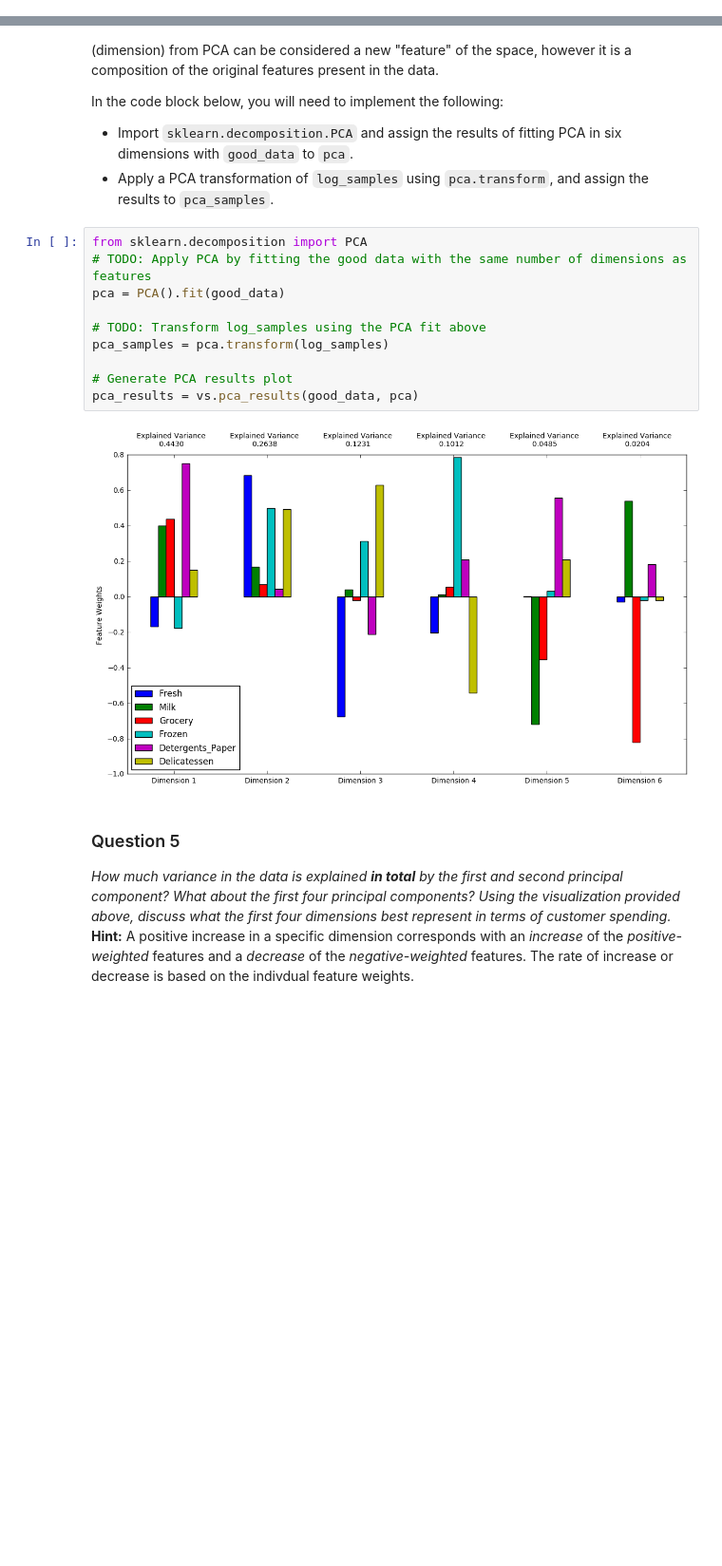
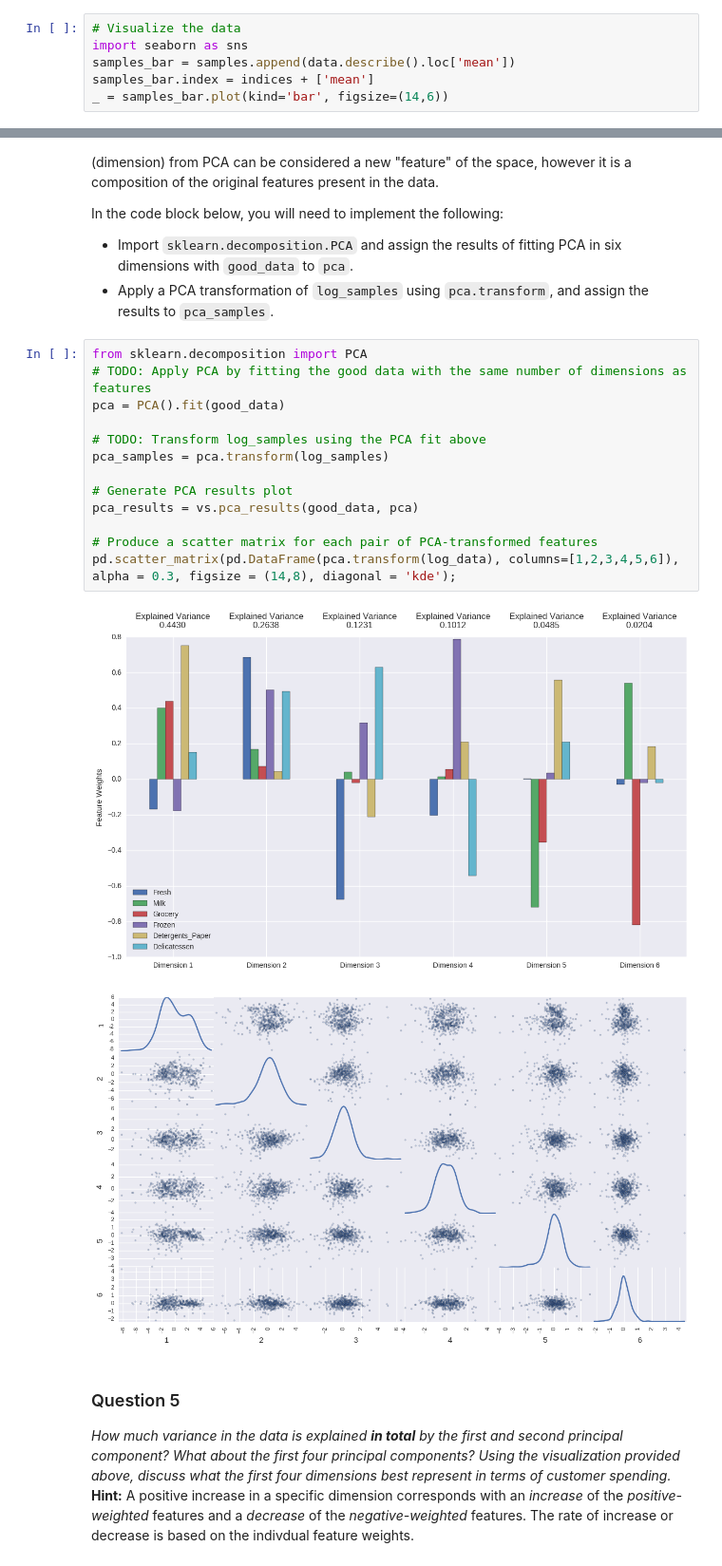
Before and after one commit to tmaila/machine-learning, a Jupyter notebook: projects/customer_segments/customer_segments.ipynb, the cells around one changed output, grey strips where cells are left out. Shown at 95% size. Saved outputs shown, nothing was run; the diff lists cells and outputs as text; blank space fills up the shorter version.

```diff
--- a/projects/customer_segments/customer_segments.ipynb
+++ b/projects/customer_segments/customer_segments.ipynb
@@ -72,3 +72,9 @@ Chosen samples of wholesale customers dataset:
 | 0 | 18291 | 1266 | 21042 | 5373 | 4173 | 14472 |
 | 1 | 112151 | 29627 | 18148 | 16745 | 4948 | 8550 |
 | 2 | 2886 | 5302 | 9785 | 364 | 6236 | 555 |
+# %%
+# Visualize the data
+import seaborn as sns
+samples_bar = samples.append(data.describe().loc['mean'])
+samples_bar.index = indices + ['mean']
+_ = samples_bar.plot(kind='bar', figsize=(14,6))
@@ -302,15 +312,19 @@ In the code block below, you will need to implement the following:
 # %%
 from sklearn.decomposition import PCA
 # TODO: Apply PCA by fitting the good data with the same number of dimensions as features
 pca = PCA().fit(good_data)
 
 # TODO: Transform log_samples using the PCA fit above
 pca_samples = pca.transform(log_samples)
 
 # Generate PCA results plot
 pca_results = vs.pca_results(good_data, pca)
+
+# Produce a scatter matrix for each pair of PCA-transformed features
+pd.scatter_matrix(pd.DataFrame(pca.transform(log_data), columns=[1,2,3,4,5,6]), alpha = 0.3, figsize = (14,8), diagonal = 'kde');
 # %% [output]
-[figure, old version]
+[figure, new version]
+[figure, added]
 # %% [markdown]
 ### Question 5
 *How much variance in the data is explained* ***in total*** *by the first and second principal component? What about the first four principal components? Using the visualization provided above, discuss what the first four dimensions best represent in terms of customer spending.*
```
Also changed, not shown: parts of 22 cells of this notebook, 1 other file.
